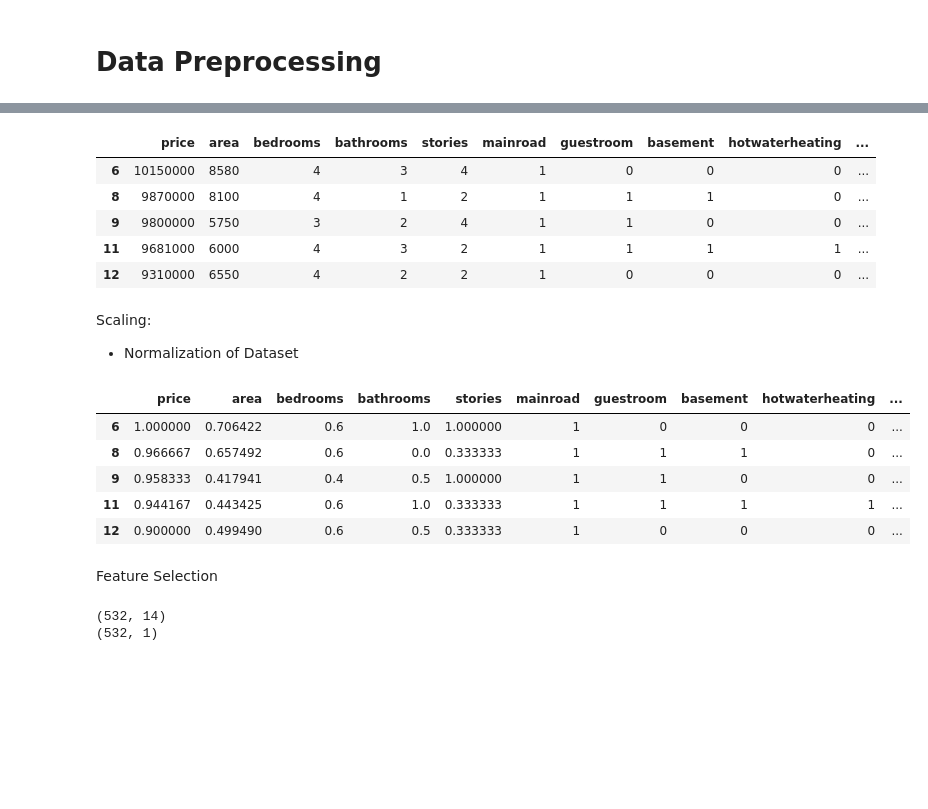
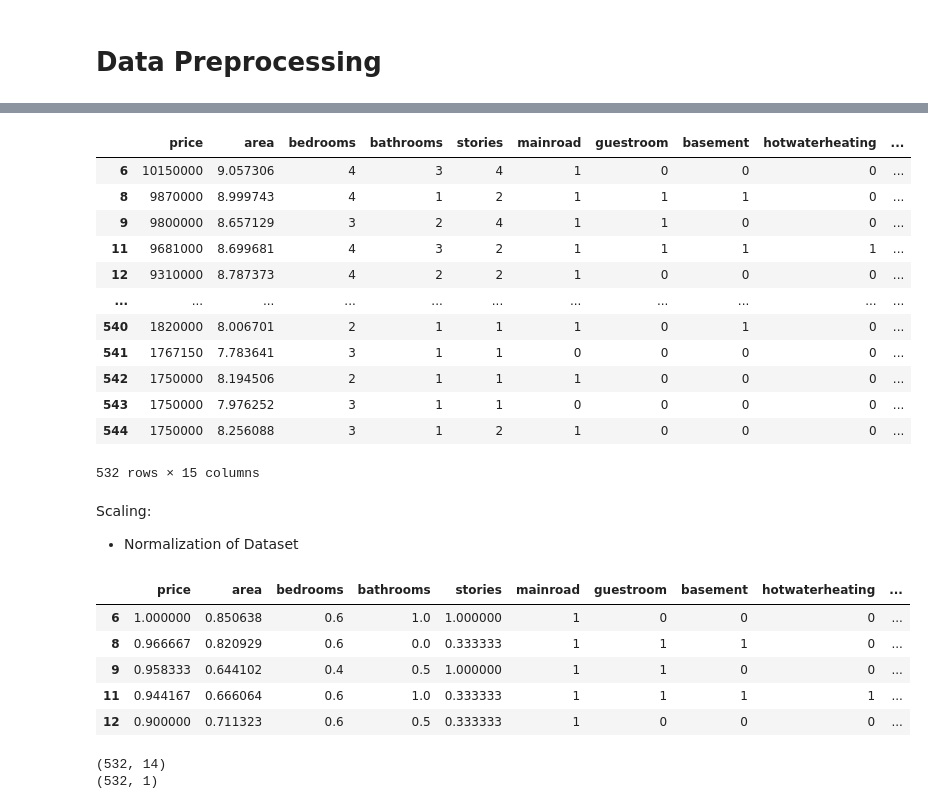
Before and after one commit to upenc/OIBSIP, a Jupyter notebook: Predicting House Prices with Linear Regression/House_price_Linear_Regression.ipynb, the cells around one changed output, grey strips where cells are left out. Drawn from its saved outputs; the diff is of its cells as text; code cells hidden in the pictures; blank space fills up the shorter version.

```diff
--- a/Predicting House Prices with Linear Regression/House_price_Linear_Regression.ipynb
+++ b/Predicting House Prices with Linear Regression/House_price_Linear_Regression.ipynb
@@ -207,0 +195,2 @@ Text(0.5, 1.0, 'Bathroom')
+# %%
+newdf['area'] = np.log(newdf['area']+1)
@@ -266,14 +259,20 @@ furnish_sts.head(5)
 # %%
-house_data = newdf.drop(['furnishingstatus'],axis = 1)
-house_data = pd.concat([house_data,furnish_sts],axis = 1)
-house_data.head()
+house_data = newdf.join(pd.get_dummies(newdf['furnishingstatus']).astype(int)).drop(['furnishingstatus'],axis=1)
+house_data
 # %% [output]
 |  | price | area | bedrooms | bathrooms | stories | mainroad | guestroom | basement | hotwaterheating | ... |
-| 6 | 10150000 | 8580 | 4 | 3 | 4 | 1 | 0 | 0 | 0 | ... |
-| 8 | 9870000 | 8100 | 4 | 1 | 2 | 1 | 1 | 1 | 0 | ... |
-| 9 | 9800000 | 5750 | 3 | 2 | 4 | 1 | 1 | 0 | 0 | ... |
-| 11 | 9681000 | 6000 | 4 | 3 | 2 | 1 | 1 | 1 | 1 | ... |
-| 12 | 9310000 | 6550 | 4 | 2 | 2 | 1 | 0 | 0 | 0 | ... |
+| 6 | 10150000 | 9.057306 | 4 | 3 | 4 | 1 | 0 | 0 | 0 | ... |
+| 8 | 9870000 | 8.999743 | 4 | 1 | 2 | 1 | 1 | 1 | 0 | ... |
+| 9 | 9800000 | 8.657129 | 3 | 2 | 4 | 1 | 1 | 0 | 0 | ... |
+| 11 | 9681000 | 8.699681 | 4 | 3 | 2 | 1 | 1 | 1 | 1 | ... |
+| 12 | 9310000 | 8.787373 | 4 | 2 | 2 | 1 | 0 | 0 | 0 | ... |
+| ... | ... | ... | ... | ... | ... | ... | ... | ... | ... | ... |
+| 540 | 1820000 | 8.006701 | 2 | 1 | 1 | 1 | 0 | 1 | 0 | ... |
+| 541 | 1767150 | 7.783641 | 3 | 1 | 1 | 0 | 0 | 0 | 0 | ... |
+| 542 | 1750000 | 8.194506 | 2 | 1 | 1 | 1 | 0 | 0 | 0 | ... |
+| 543 | 1750000 | 7.976252 | 3 | 1 | 1 | 0 | 0 | 0 | 0 | ... |
+| 544 | 1750000 | 8.256088 | 3 | 1 | 2 | 1 | 0 | 0 | 0 | ... |
+532 rows × 15 columns
 # %% [markdown]
 Scaling:
 
@@ -285,13 +284,11 @@ house_data[features_to_scale] = scaler.fit_transform(house_data[features_to_scal
 house_data.head(5)
 # %% [output]
 |  | price | area | bedrooms | bathrooms | stories | mainroad | guestroom | basement | hotwaterheating | ... |
-| 6 | 1.000000 | 0.706422 | 0.6 | 1.0 | 1.000000 | 1 | 0 | 0 | 0 | ... |
-| 8 | 0.966667 | 0.657492 | 0.6 | 0.0 | 0.333333 | 1 | 1 | 1 | 0 | ... |
-| 9 | 0.958333 | 0.417941 | 0.4 | 0.5 | 1.000000 | 1 | 1 | 0 | 0 | ... |
-| 11 | 0.944167 | 0.443425 | 0.6 | 1.0 | 0.333333 | 1 | 1 | 1 | 1 | ... |
-| 12 | 0.900000 | 0.499490 | 0.6 | 0.5 | 0.333333 | 1 | 0 | 0 | 0 | ... |
+| 6 | 1.000000 | 0.850638 | 0.6 | 1.0 | 1.000000 | 1 | 0 | 0 | 0 | ... |
+| 8 | 0.966667 | 0.820929 | 0.6 | 0.0 | 0.333333 | 1 | 1 | 1 | 0 | ... |
+| 9 | 0.958333 | 0.644102 | 0.4 | 0.5 | 1.000000 | 1 | 1 | 0 | 0 | ... |
+| 11 | 0.944167 | 0.666064 | 0.6 | 1.0 | 0.333333 | 1 | 1 | 1 | 1 | ... |
+| 12 | 0.900000 | 0.711323 | 0.6 | 0.5 | 0.333333 | 1 | 0 | 0 | 0 | ... |
-# %% [markdown]
-Feature Selection
 # %%
 X= np.array(house_data.drop('price', axis=1))
 y= np.array(house_data['price']).reshape(-1, 1)
```
Also changed, not shown: parts of 24 cells of this notebook.
